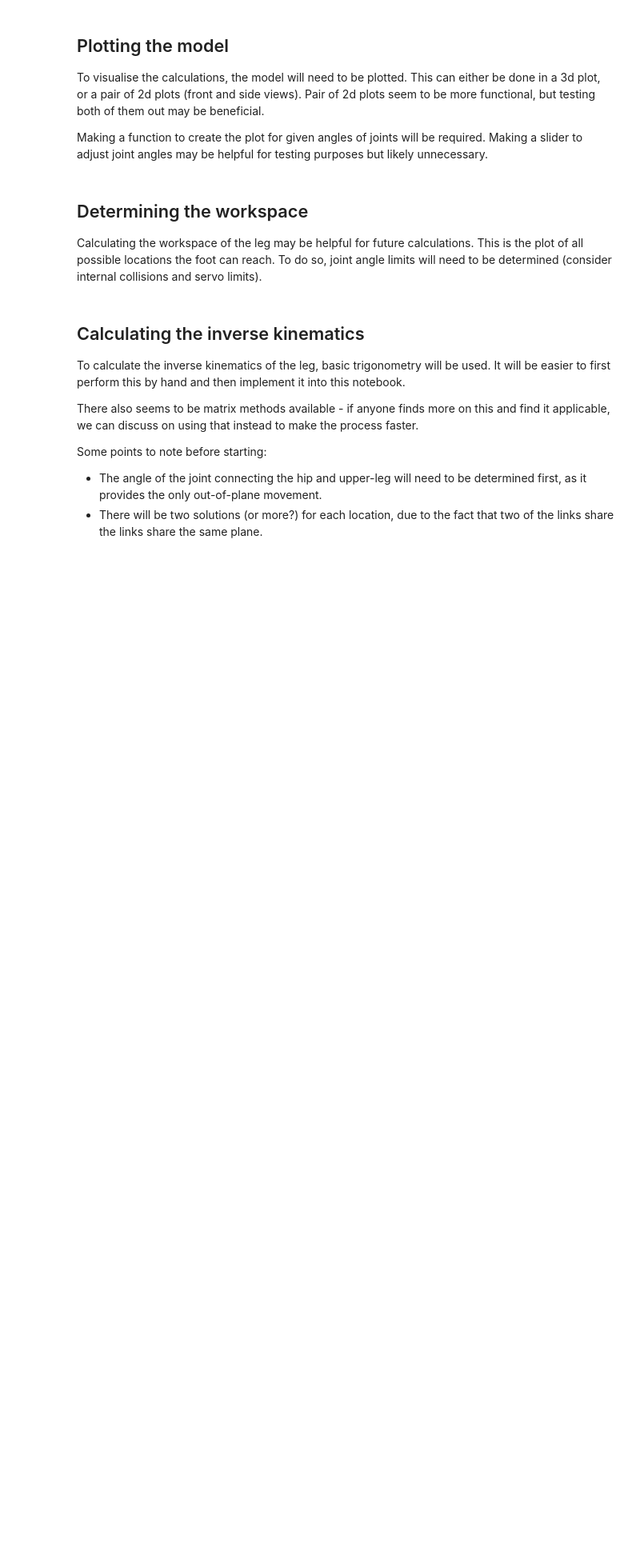
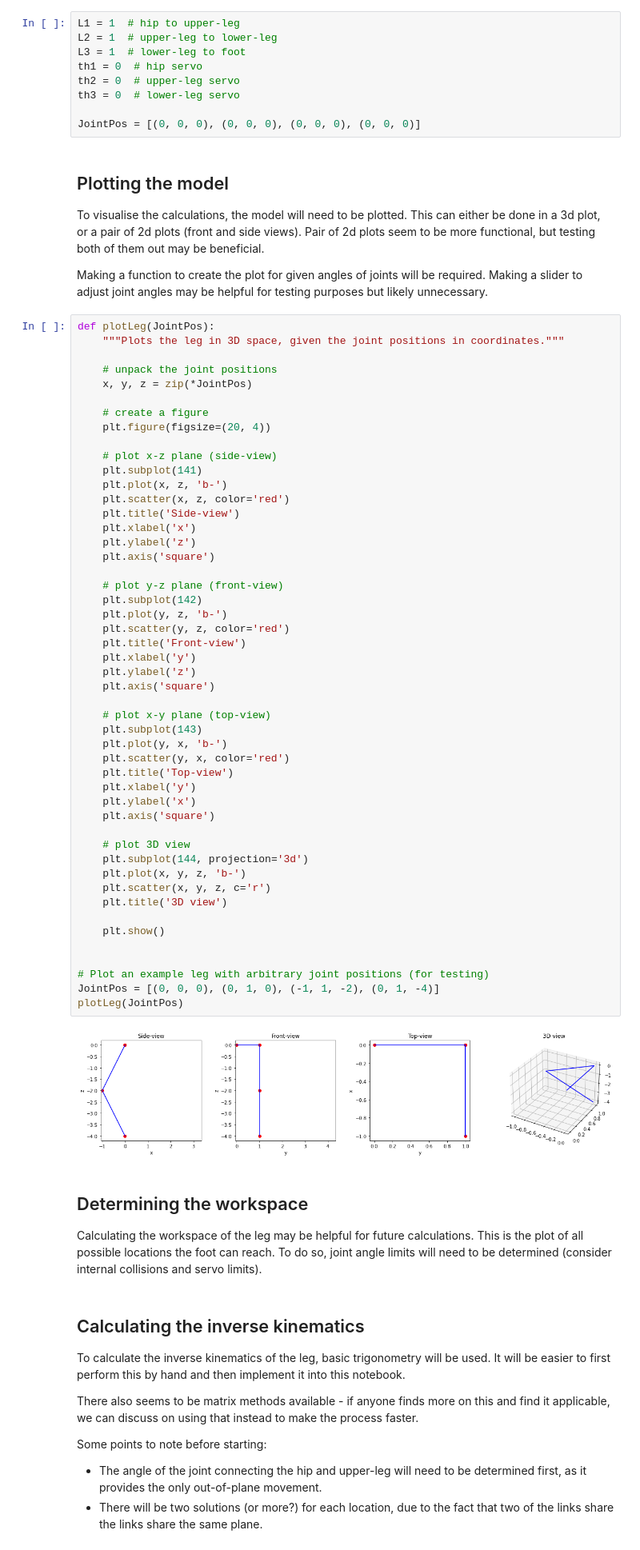
Before and after one commit to QronkOxford/Qronk, a Jupyter notebook: notebooks/kinematics.ipynb, the cells around one changed output. Shown at 80% size. Drawn from its saved outputs; the diff is of its cells as text; blank space fills up the shorter version.

Commit message:
Make plotLeg function to visualise

```diff
--- a/notebooks/kinematics.ipynb
+++ b/notebooks/kinematics.ipynb
@@ -24,12 +29,72 @@ urdf_model = !xacro {xacro_model}
 ## Simplifying the model
 
 The leg will need to be simplified into links and joints. Measure the lengths of each links and store them as variables.
+# %%
+L1 = 1  # hip to upper-leg
+L2 = 1  # upper-leg to lower-leg
+L3 = 1  # lower-leg to foot
+th1 = 0  # hip servo
+th2 = 0  # upper-leg servo
+th3 = 0  # lower-leg servo
+
+JointPos = [(0, 0, 0), (0, 0, 0), (0, 0, 0), (0, 0, 0)]
 # %% [markdown]
 ## Plotting the model
 
 To visualise the calculations, the model will need to be plotted. This can either be done in a 3d plot, or a pair of 2d plots (front and side views). Pair of 2d plots seem to be more functional, but testing both of them out may be beneficial.
 
 Making a function to create the plot for given angles of joints will be required. Making a slider to adjust joint angles may be helpful for testing purposes but likely unnecessary.
+# %%
+def plotLeg(JointPos):
+    """Plots the leg in 3D space, given the joint positions in coordinates."""
+
+    # unpack the joint positions
+    x, y, z = zip(*JointPos)
+
+    # create a figure
+    plt.figure(figsize=(20, 4))
+
+    # plot x-z plane (side-view)
+    plt.subplot(141)
+    plt.plot(x, z, 'b-')
+    plt.scatter(x, z, color='red')
+    plt.title('Side-view')
+    plt.xlabel('x')
+    plt.ylabel('z')
+    plt.axis('square')
+
+    # plot y-z plane (front-view)
+    plt.subplot(142)
+    plt.plot(y, z, 'b-')
+    plt.scatter(y, z, color='red')
+    plt.title('Front-view')
+    plt.xlabel('y')
+    plt.ylabel('z')
+    plt.axis('square')
+
+    # plot x-y plane (top-view)
+    plt.subplot(143)
+    plt.plot(y, x, 'b-')
+    plt.scatter(y, x, color='red')
+    plt.title('Top-view')
+    plt.xlabel('y')
+    plt.ylabel('x')
+    plt.axis('square')
+
+    # plot 3D view
+    plt.subplot(144, projection='3d')
+    plt.plot(x, y, z, 'b-')
+    plt.scatter(x, y, z, c='r')
+    plt.title('3D view')
+
+    plt.show()
+
+
+# Plot an example leg with arbitrary joint positions (for testing)
+JointPos = [(0, 0, 0), (0, 1, 0), (-1, 1, -2), (0, 1, -4)]
+plotLeg(JointPos)
+# %% [output]
+[figure, added]
 # %% [markdown]
 ## Determining the workspace
 
```
Also changed, not shown: parts of 2 cells of this notebook.
